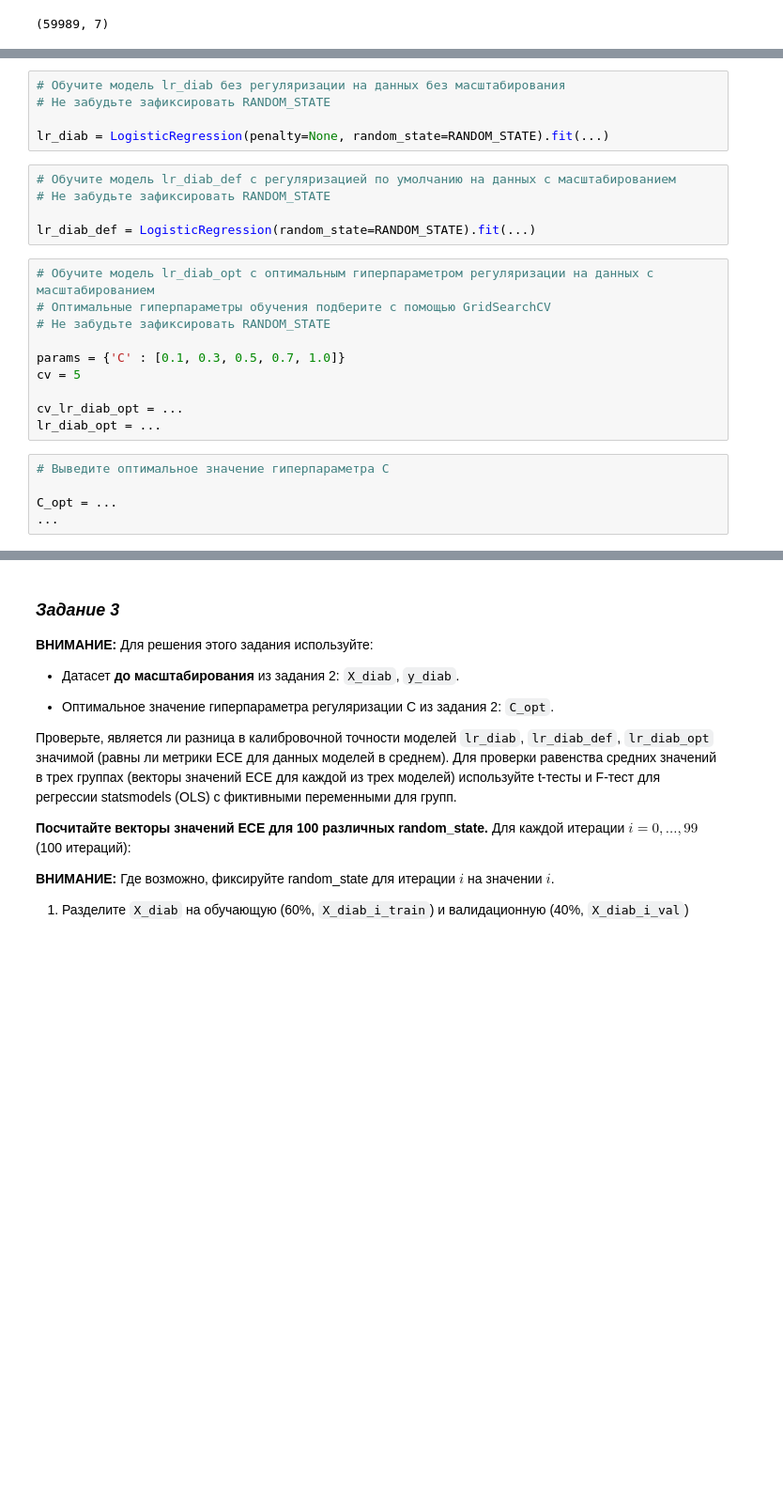
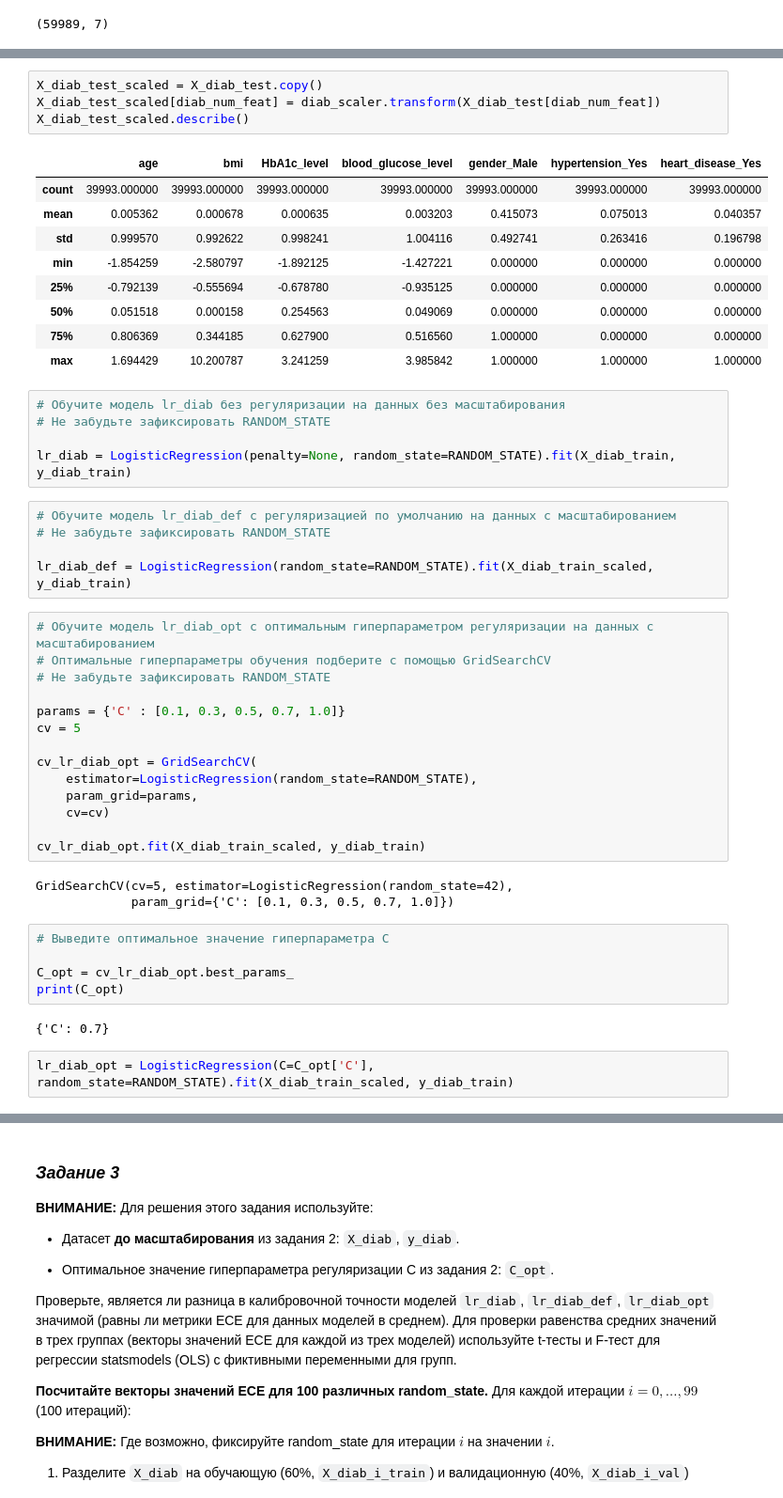
Before and after one commit to ml2me/study, a Jupyter notebook: classic_ML/2/02.Задание.ipynb, the cells around one changed output, grey strips where cells are left out. Shown at 94% size. Cells and saved outputs as stored; diff of their text form; blank space fills up the shorter version.

```diff
--- a/classic_ML/2/02.Задание.ipynb
+++ b/classic_ML/2/02.Задание.ipynb
@@ -567,13 +587,27 @@ X_diab_test_scaled = ...
+# %%
+X_diab_test_scaled = X_diab_test.copy()
+X_diab_test_scaled[diab_num_feat] = diab_scaler.transform(X_diab_test[diab_num_feat])
+X_diab_test_scaled.describe()
+# %% [output]
+|  | age | bmi | HbA1c_level | blood_glucose_level | gender_Male | hypertension_Yes | heart_disease_Yes |
+| count | 39993.000000 | 39993.000000 | 39993.000000 | 39993.000000 | 39993.000000 | 39993.000000 | 39993.000000 |
+| mean | 0.005362 | 0.000678 | 0.000635 | 0.003203 | 0.415073 | 0.075013 | 0.040357 |
+| std | 0.999570 | 0.992622 | 0.998241 | 1.004116 | 0.492741 | 0.263416 | 0.196798 |
+| min | -1.854259 | -2.580797 | -1.892125 | -1.427221 | 0.000000 | 0.000000 | 0.000000 |
+| 25% | -0.792139 | -0.555694 | -0.678780 | -0.935125 | 0.000000 | 0.000000 | 0.000000 |
+| 50% | 0.051518 | 0.000158 | 0.254563 | 0.049069 | 0.000000 | 0.000000 | 0.000000 |
+| 75% | 0.806369 | 0.344185 | 0.627900 | 0.516560 | 1.000000 | 0.000000 | 0.000000 |
+| max | 1.694429 | 10.200787 | 3.241259 | 3.985842 | 1.000000 | 1.000000 | 1.000000 |
 # %%
 # Обучите модель lr_diab без регуляризации на данных без масштабирования
 # Не забудьте зафиксировать RANDOM_STATE
 
-lr_diab = LogisticRegression(penalty=None, random_state=RANDOM_STATE).fit(...)
+lr_diab = LogisticRegression(penalty=None, random_state=RANDOM_STATE).fit(X_diab_train, y_diab_train)
 # %%
 # Обучите модель lr_diab_def с регуляризацией по умолчанию на данных с масштабированием
 # Не забудьте зафиксировать RANDOM_STATE
 
-lr_diab_def = LogisticRegression(random_state=RANDOM_STATE).fit(...)
+lr_diab_def = LogisticRegression(random_state=RANDOM_STATE).fit(X_diab_train_scaled, y_diab_train)
 # %%
 # Обучите модель lr_diab_opt с оптимальным гиперпараметром регуляризации на данных с масштабированием
 # Оптимальные гиперпараметры обучения подберите с помощью GridSearchCV
@@ -582,13 +616,24 @@ lr_diab_def = LogisticRegression(random_state=RANDOM_STATE).fit(...)
 params = {'C' : [0.1, 0.3, 0.5, 0.7, 1.0]}
 cv = 5
 
-cv_lr_diab_opt = ...
-lr_diab_opt = ...
+cv_lr_diab_opt = GridSearchCV(
+    estimator=LogisticRegression(random_state=RANDOM_STATE),
+    param_grid=params,
+    cv=cv)
+
+cv_lr_diab_opt.fit(X_diab_train_scaled, y_diab_train)
+# %% [output]
+GridSearchCV(cv=5, estimator=LogisticRegression(random_state=42),
+             param_grid={'C': [0.1, 0.3, 0.5, 0.7, 1.0]})
 # %%
 # Выведите оптимальное значение гиперпараметра C
 
-C_opt = ...
-...
+C_opt = cv_lr_diab_opt.best_params_
+print(C_opt)
+# %% [output]
+{'C': 0.7}
+# %%
+lr_diab_opt = LogisticRegression(C=C_opt['C'], random_state=RANDOM_STATE).fit(X_diab_train_scaled, y_diab_train)
 # %%
 # Выполните предсказание вероятностей целевого класса на тестовой выборке моделью lr_diab
 # Учтите, что lr_diab обучалась на данных без масштабирования
```
Also changed, not shown: parts of 14 cells of this notebook.
